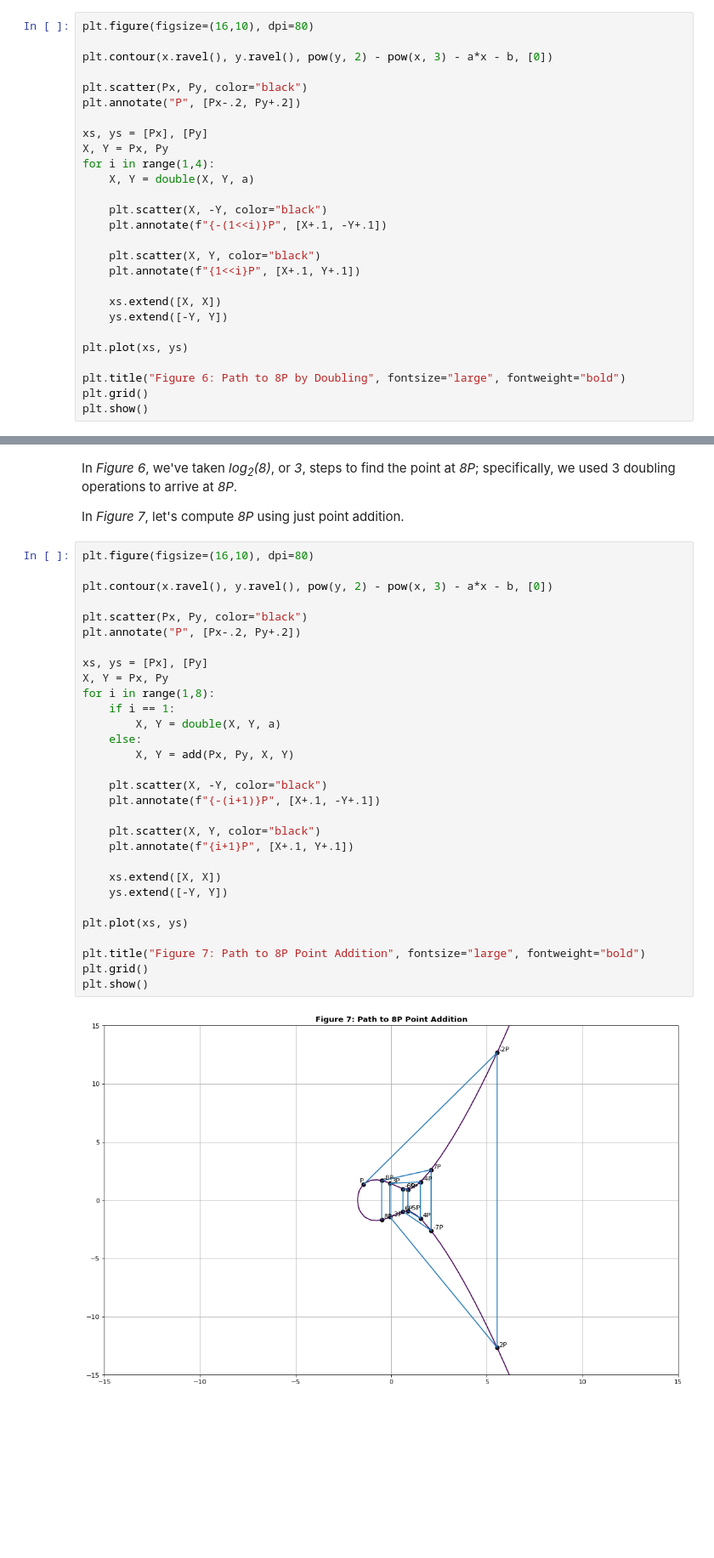
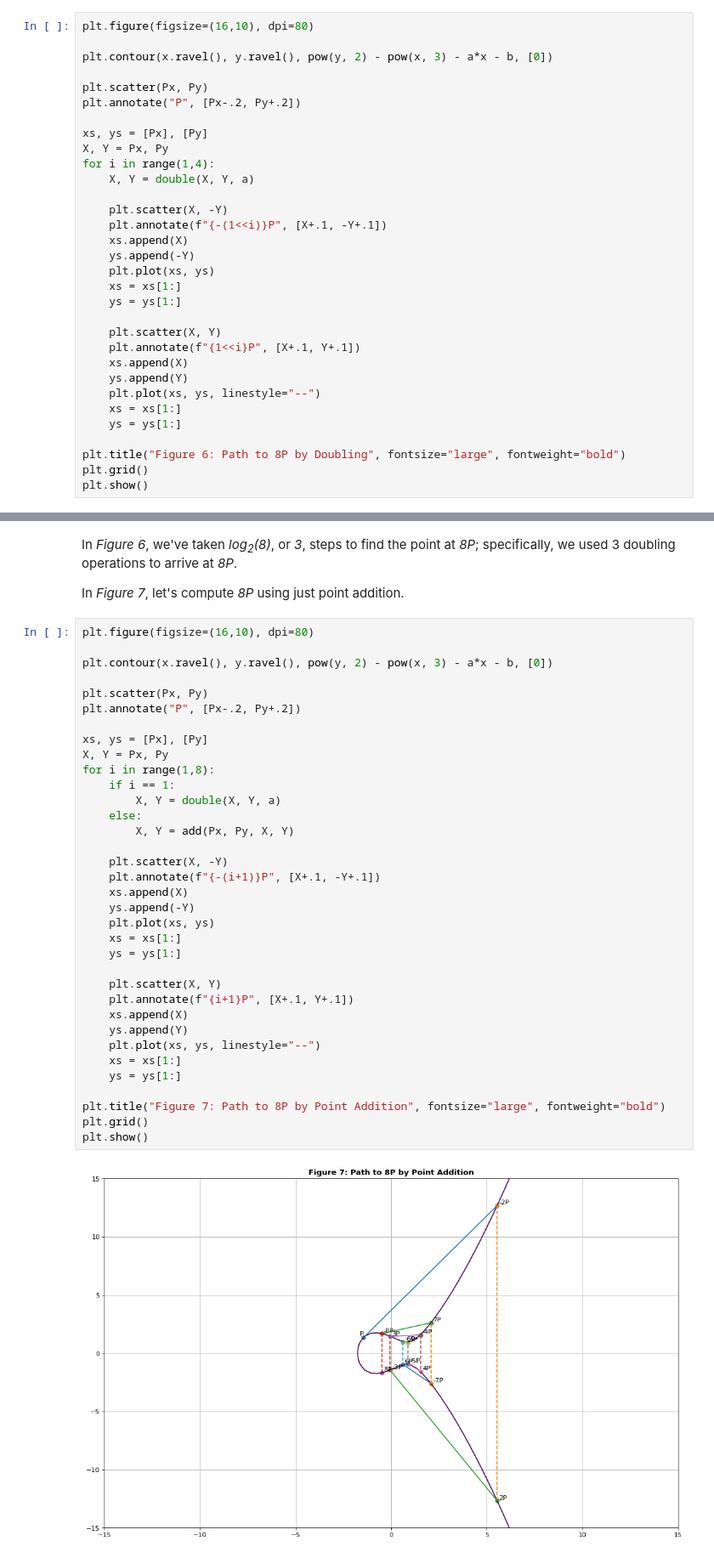
Before and after one commit to dchampion/crypto, a Jupyter notebook: doc/EllipticCurves.ipynb, the cells around one changed output, grey strips where cells are left out. Shown at 85% size. Drawn from its saved outputs; the diff is of its cells as text; blank space fills up the shorter version.

```diff
--- a/doc/EllipticCurves.ipynb
+++ b/doc/EllipticCurves.ipynb
@@ -186,7 +193,7 @@ plt.figure(figsize=(16,10), dpi=80)
 
 plt.contour(x.ravel(), y.ravel(), pow(y, 2) - pow(x, 3) - a*x - b, [0])
 
-plt.scatter(Px, Py, color="black")
+plt.scatter(Px, Py)
 plt.annotate("P", [Px-.2, Py+.2])
 
 xs, ys = [Px], [Py]
@@ -194,16 +201,21 @@ X, Y = Px, Py
 for i in range(1,4):
     X, Y = double(X, Y, a)
 
-    plt.scatter(X, -Y, color="black")
+    plt.scatter(X, -Y)
     plt.annotate(f"{-(1<<i)}P", [X+.1, -Y+.1])
+    xs.append(X)
+    ys.append(-Y)
+    plt.plot(xs, ys)
+    xs = xs[1:]
+    ys = ys[1:]
 
-    plt.scatter(X, Y, color="black")
+    plt.scatter(X, Y)
     plt.annotate(f"{1<<i}P", [X+.1, Y+.1])
-
-    xs.extend([X, X])
-    ys.extend([-Y, Y])
-
-plt.plot(xs, ys)
+    xs.append(X)
+    ys.append(Y)
+    plt.plot(xs, ys, linestyle="--")
+    xs = xs[1:]
+    ys = ys[1:]
 
 plt.title("Figure 6: Path to 8P by Doubling", fontsize="large", fontweight="bold")
 plt.grid()
@@ -217,35 +229,40 @@ In *Figure 7*, let's compute *8P* using just point addition.
 # %%
 plt.figure(figsize=(16,10), dpi=80)
 
 plt.contour(x.ravel(), y.ravel(), pow(y, 2) - pow(x, 3) - a*x - b, [0])
 
-plt.scatter(Px, Py, color="black")
+plt.scatter(Px, Py)
 plt.annotate("P", [Px-.2, Py+.2])
 
 xs, ys = [Px], [Py]
 X, Y = Px, Py
 for i in range(1,8):
     if i == 1:
         X, Y = double(X, Y, a)
     else:
         X, Y = add(Px, Py, X, Y)
 
-    plt.scatter(X, -Y, color="black")
+    plt.scatter(X, -Y)
     plt.annotate(f"{-(i+1)}P", [X+.1, -Y+.1])
+    xs.append(X)
+    ys.append(-Y)
+    plt.plot(xs, ys)
+    xs = xs[1:]
+    ys = ys[1:]
 
-    plt.scatter(X, Y, color="black")
+    plt.scatter(X, Y)
     plt.annotate(f"{i+1}P", [X+.1, Y+.1])
+    xs.append(X)
+    ys.append(Y)
+    plt.plot(xs, ys, linestyle="--")
+    xs = xs[1:]
+    ys = ys[1:]
 
-    xs.extend([X, X])
-    ys.extend([-Y, Y])
-
-plt.plot(xs, ys)
-
-plt.title("Figure 7: Path to 8P Point Addition", fontsize="large", fontweight="bold")
+plt.title("Figure 7: Path to 8P by Point Addition", fontsize="large", fontweight="bold")
 plt.grid()
 plt.show()
 # %% [output]
-[figure, old version]
+[figure, new version]
 # %% [markdown]
 In *Figure 7*, we arrived at the same point using point addition that we did using point&ndash;doubling in *Figure 6* (*8P*); but using point addition it took us 5 more steps to get there.
 
```
Also changed, not shown: parts of 7 cells of this notebook.
